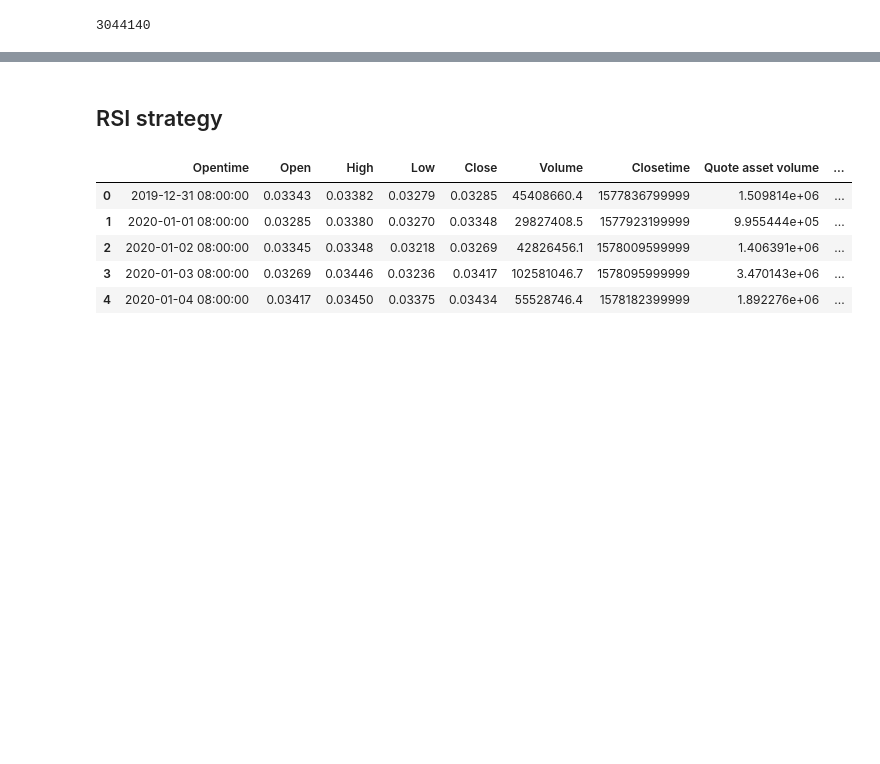
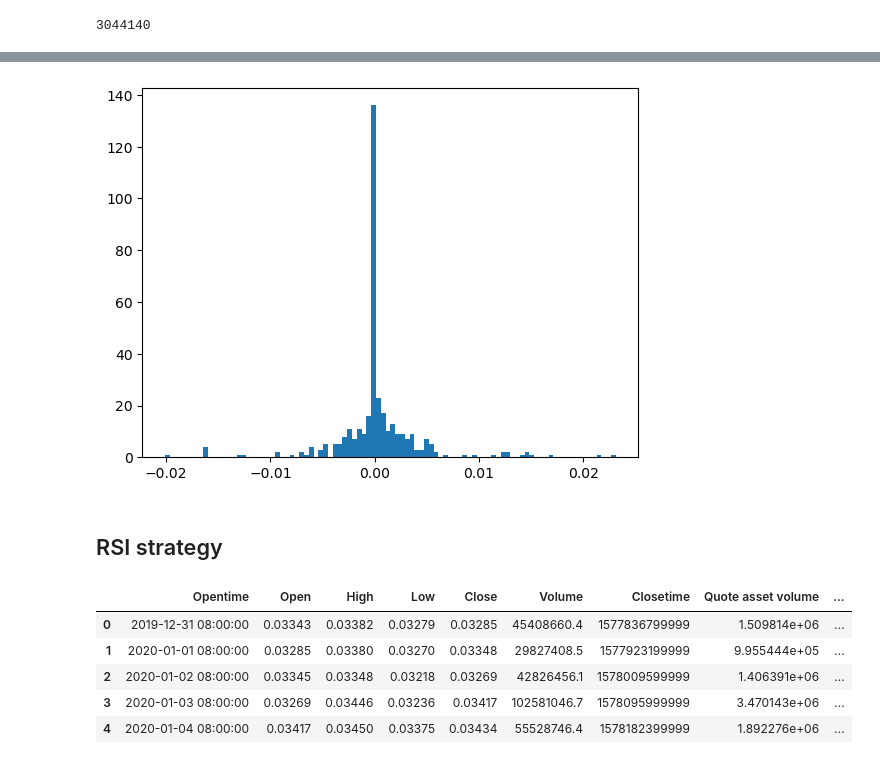
Before and after one commit to pehcy/binoculars, a Jupyter notebook: src/notebook/macd_bot.ipynb, the cells around one changed output, grey strips where cells are left out. Drawn from its saved outputs; the diff is of its cells as text; code cells hidden in the pictures; blank space fills up the shorter version.

```diff
--- a/src/notebook/macd_bot.ipynb
+++ b/src/notebook/macd_bot.ipynb
@@ -88,3 +89,8 @@ np.sum(strategy_return)
+# %%
+plt.hist(strategy_return, bins='auto')
+plt.show()
+# %% [output]
+[figure, added]
 # %% [markdown]
 ## RSI strategy
 # %%
```
Also changed, not shown: parts of 6 cells of this notebook, 19 other files.
